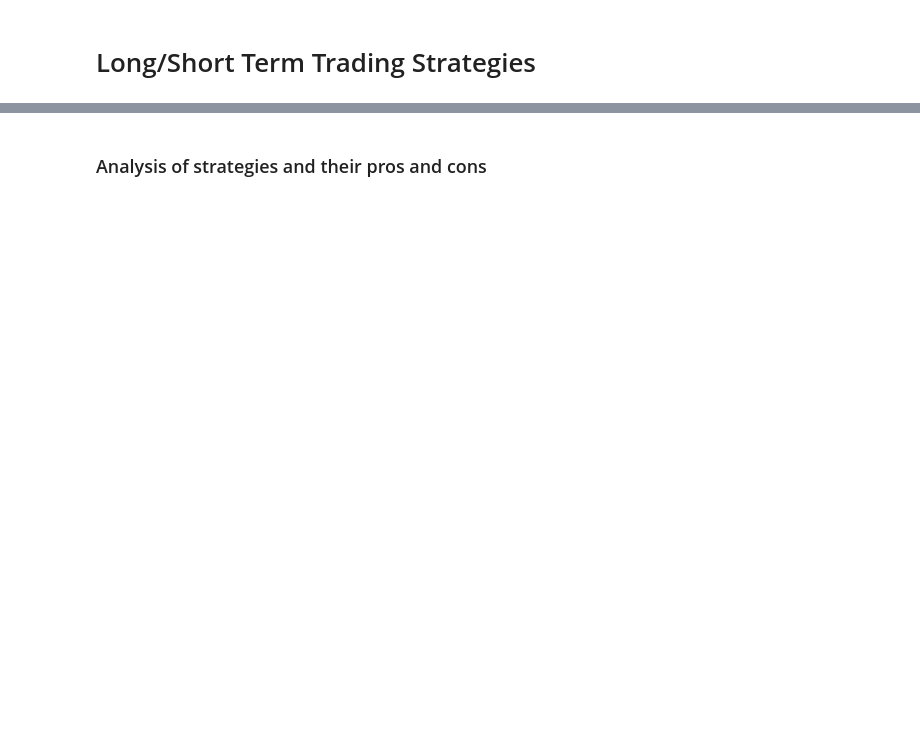
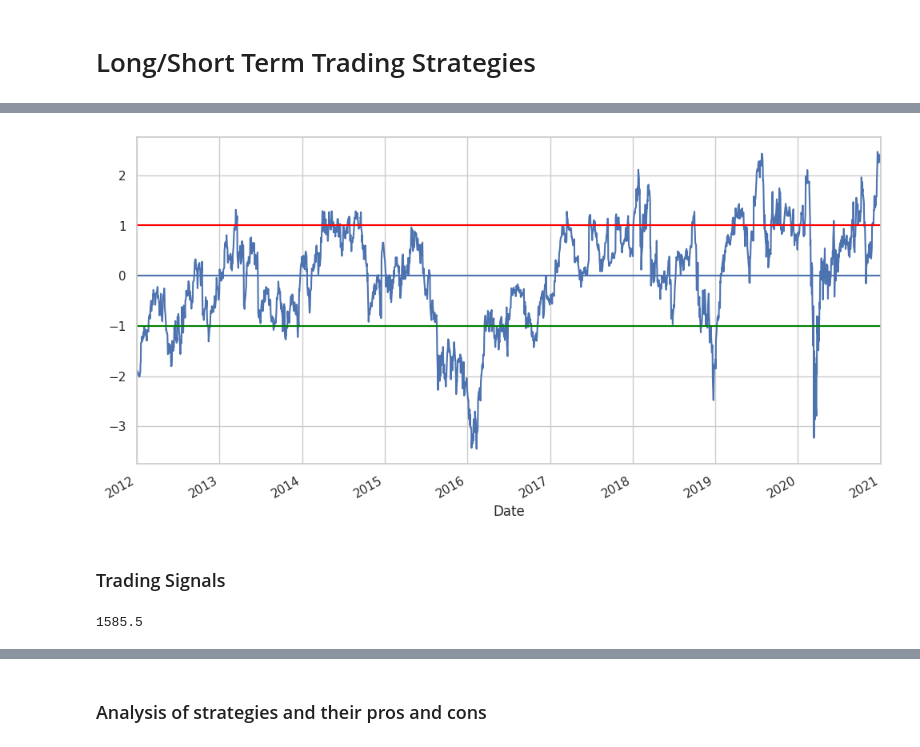
Before and after one commit to pmnerfed/capstone_option_trading, a Jupyter notebook: Review/Review.ipynb, the cells around one changed output, grey strips where cells are left out. Saved outputs shown, nothing was run; the diff lists cells and outputs as text; code cells hidden in the pictures; blank space fills up the shorter version.

```diff
--- a/Review/Review.ipynb
+++ b/Review/Review.ipynb
@@ -393,0 +125,20 @@ ImportError: cannot import name 'SmaCross' from 'strategies.sma' (/content/strat
+# %%
+def zscore(series):
+    return (series - series.mean()) / np.std(series)
+
+
+zscore(spread).plot(figsize=(12,6))
+plt.axhline(zscore(spread).mean())
+plt.axhline(1.0, color='red')
+plt.axhline(-1.0, color='green')
+plt.xlim('2012-01-01', '2021-01-01')
+plt.show()
+# %% [output]
+[figure, added]
+# %% [markdown]
+### Trading Signals
+# %%
+ratios = df['IBM'] / df['ORCL']
+print(len(ratios) * .70 )
+# %% [output]
+1585.5
```
Also changed, not shown: parts of 59 cells of this notebook.
